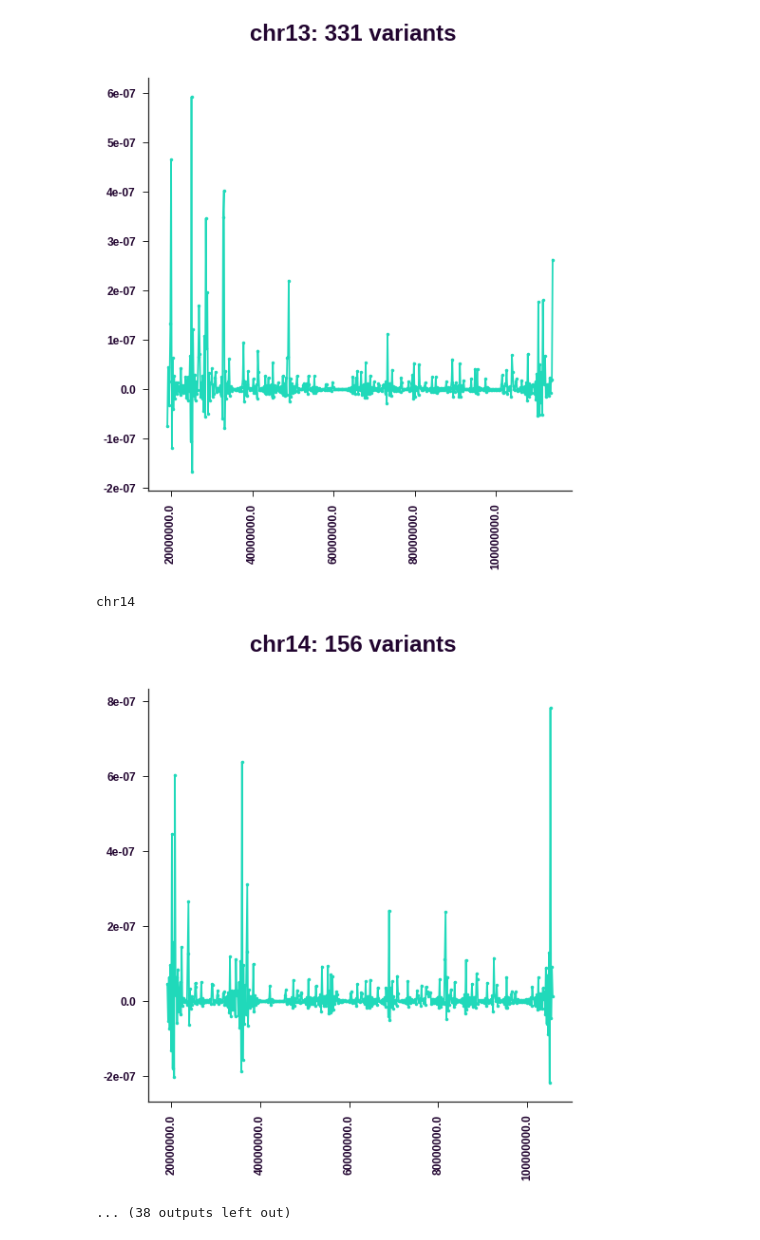
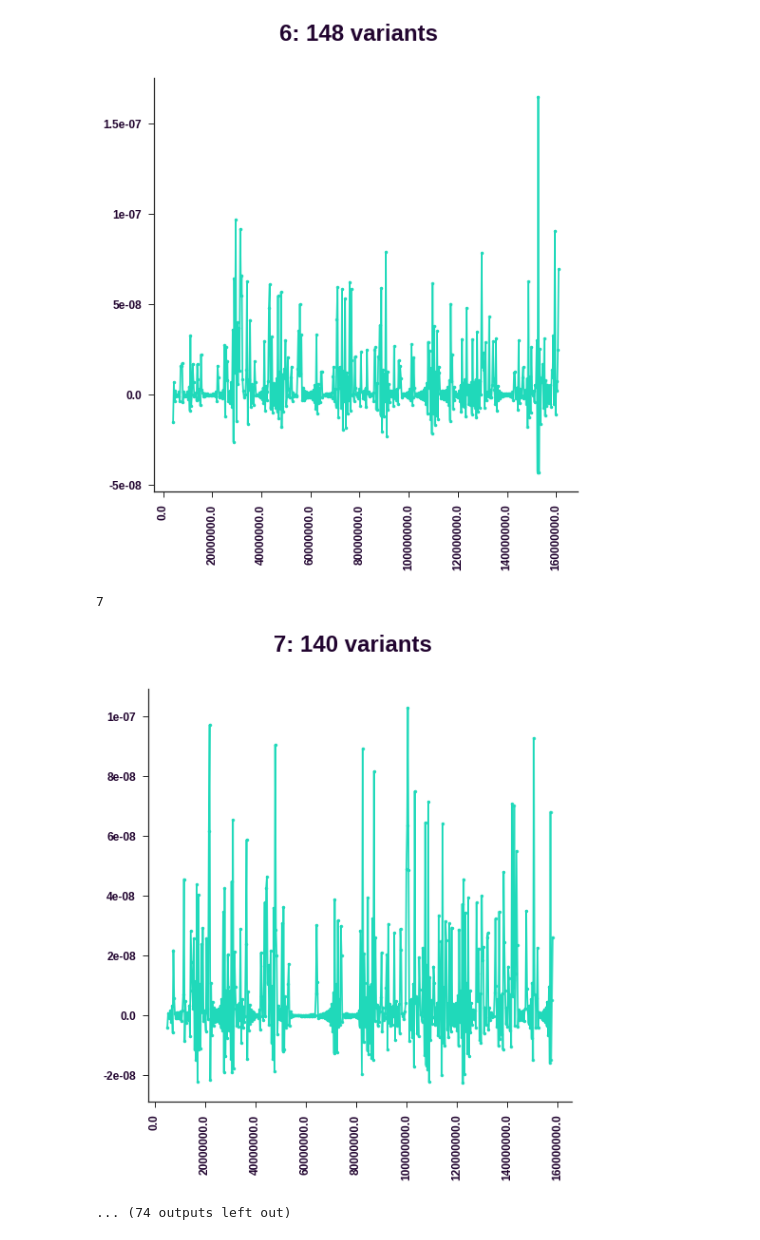
Before and after one commit to tpham2654/mutational_signature, a Jupyter notebook: notebooks/genome-kernel.ipynb, the cells around one changed output. Cells and saved outputs as stored; diff of their text form; code cells hidden in the pictures.

```diff
--- a/notebooks/genome-kernel.ipynb
+++ b/notebooks/genome-kernel.ipynb
@@ -12,6 +13,14 @@ from plot.plot.plot import plot_points
 %matplotlib inline
 # %%
 VCF_FILE_PATH = '../../../../apobec/results/vcfs/qual50_dp100/TRF008540.sorted.bam.freebayes.vcf.gz.qual50_dp100.vcf.gz'
+MAF_FILE_PATH = '/home/k/Downloads/gdac.broadinstitute.org_LUAD-TP.Mutation_APOBEC.Level_4.2016012800.0.0/Mutsig_maf_modified.maf_sorted_anz2.txt'
+variant_file_type = 'MAF'
+# %%
+maf = pd.read_table(MAF_FILE_PATH, comment='#', encoding = 'ISO-8859-1')
 # %%
-vcf_dict = read_vcf(VCF_FILE_PATH)
-chromosome_groups = vcf_dict['data'].groupby('CHROM')
+if variant_file_type == 'VCF':
+    vcf_dict = read_vcf(VCF_FILE_PATH)
+    chromosome_groups = vcf_dict['data'].groupby('CHROM')
+
+elif variant_file_type == 'MAF':
+    chromosome_groups = maf.groupby('Chromosome')
@@ -27,12 +27,17 @@ Not parsing: view -i '50<QUAL & 100<DP' /home/hyeerna/Jumis/nbpackage/results/TR
 # %%
 sns.set_style('white')
 for chromosome, df in chromosome_groups:
+
+    chromosome = str(chromosome)
     print(chromosome)
 
     if '_' in chromosome:
         continue
 
-    x = np.array(df['POS'], dtype='float')
+    if variant_file_type == 'VCF':
+        x = np.array(df['POS'], dtype='float')
+    elif variant_file_type == 'MAF':
+        x = np.array(df['Start_Position'], dtype='float')
 
     kde = KDEUnivariate(x)
     kde.fit(bw=10000.0)
@@ -57,4 +62,4 @@ chr13
-[figure, old version]
+[figure, new version]
-chr14
+7
-[figure, old version]
+[figure, new version]
-... (38 outputs left out)
+... (74 outputs left out)
```
Also changed, not shown: parts of 3 cells of this notebook.
